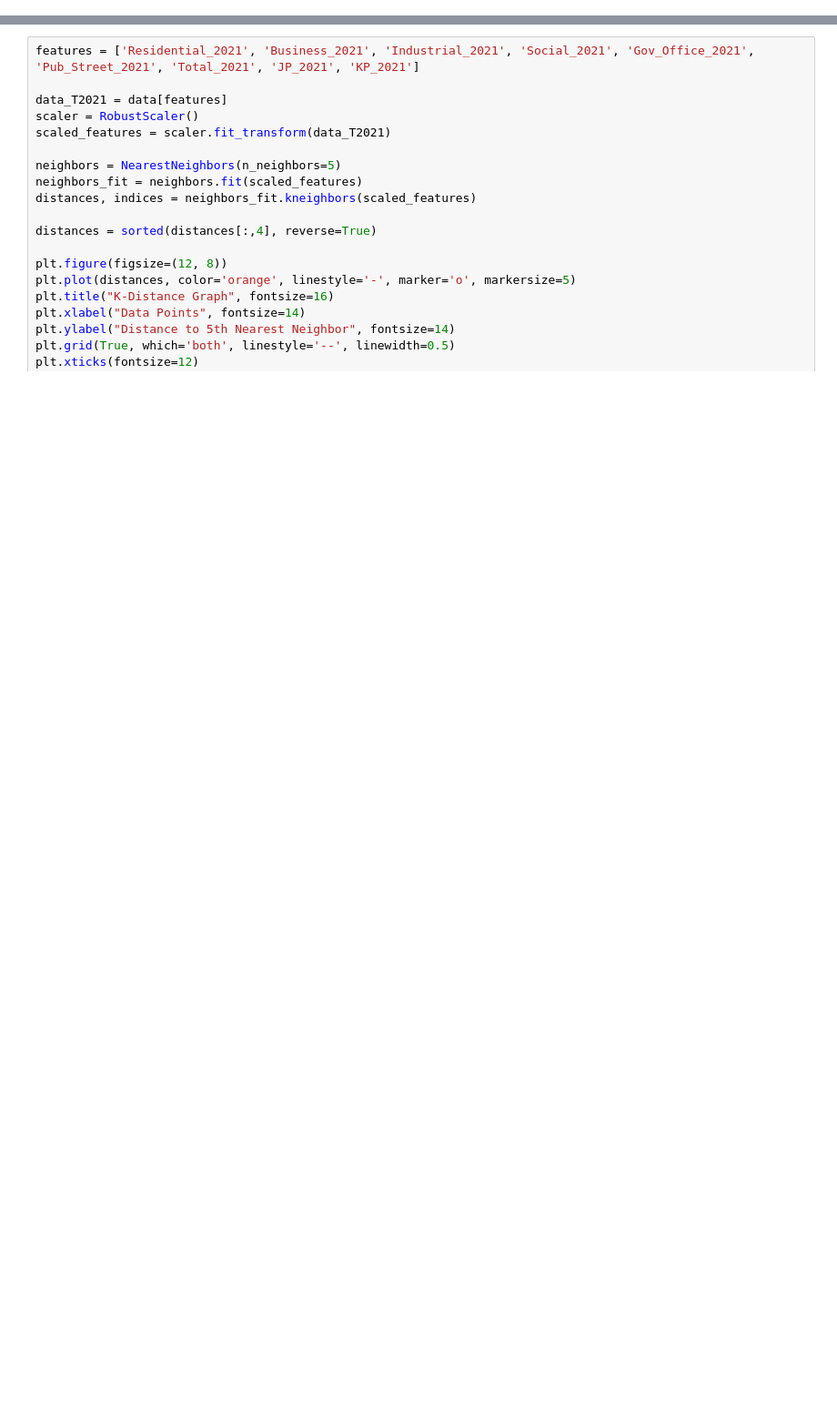
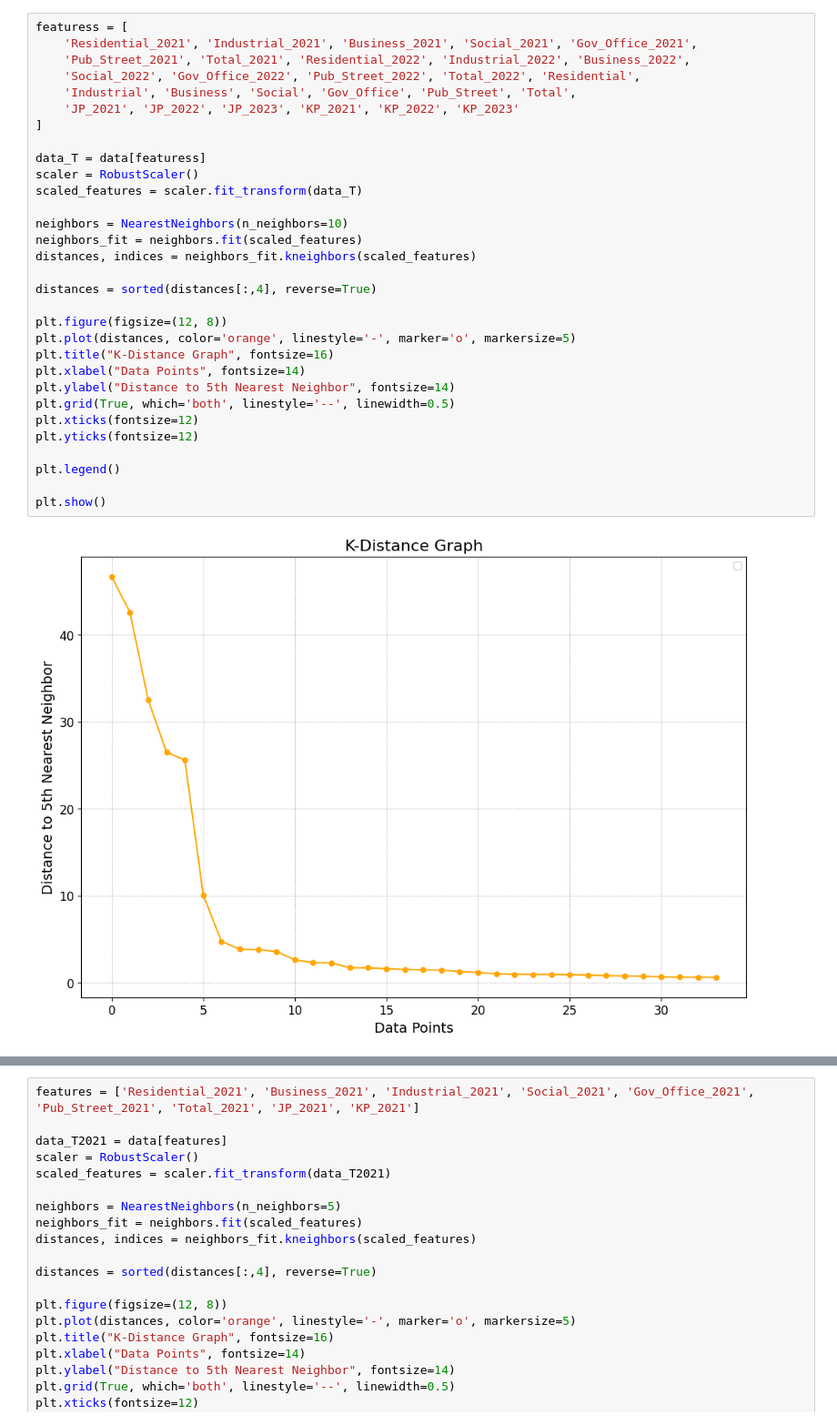
Before and after one commit to XQVWMM/konsumsi-listrik-notebook, a Jupyter notebook: DBSCAN.ipynb, the cells around one changed output, grey strips where cells are left out. Shown at 91% size. Cells and saved outputs as stored; diff of their text form; blank space fills up the shorter version.

```diff
--- a/DBSCAN.ipynb
+++ b/DBSCAN.ipynb
@@ -9 +11,34 @@ import matplotlib.pyplot as plt
 data = pd.read_csv('../DATASET/Hasil_Gabungan.csv')
+# %%
+featuress = [
+    'Residential_2021', 'Industrial_2021', 'Business_2021', 'Social_2021', 'Gov_Office_2021',
+    'Pub_Street_2021', 'Total_2021', 'Residential_2022', 'Industrial_2022', 'Business_2022',
+    'Social_2022', 'Gov_Office_2022', 'Pub_Street_2022', 'Total_2022', 'Residential',
+    'Industrial', 'Business', 'Social', 'Gov_Office', 'Pub_Street', 'Total',
+    'JP_2021', 'JP_2022', 'JP_2023', 'KP_2021', 'KP_2022', 'KP_2023'
+]
+
+data_T = data[featuress]
+scaler = RobustScaler()
+scaled_features = scaler.fit_transform(data_T)
+
+neighbors = NearestNeighbors(n_neighbors=10)
+neighbors_fit = neighbors.fit(scaled_features)
+distances, indices = neighbors_fit.kneighbors(scaled_features)
+
+distances = sorted(distances[:,4], reverse=True)
+
+plt.figure(figsize=(12, 8))
+plt.plot(distances, color='orange', linestyle='-', marker='o', markersize=5)
+plt.title("K-Distance Graph", fontsize=16)
+plt.xlabel("Data Points", fontsize=14)
+plt.ylabel("Distance to 5th Nearest Neighbor", fontsize=14)
+plt.grid(True, which='both', linestyle='--', linewidth=0.5)
+plt.xticks(fontsize=12)
+plt.yticks(fontsize=12)
+
+plt.legend()
+
+plt.show()
+# %% [output]
+[figure, added]
```
Also changed, not shown: parts of 4 cells of this notebook, 4 other files.
